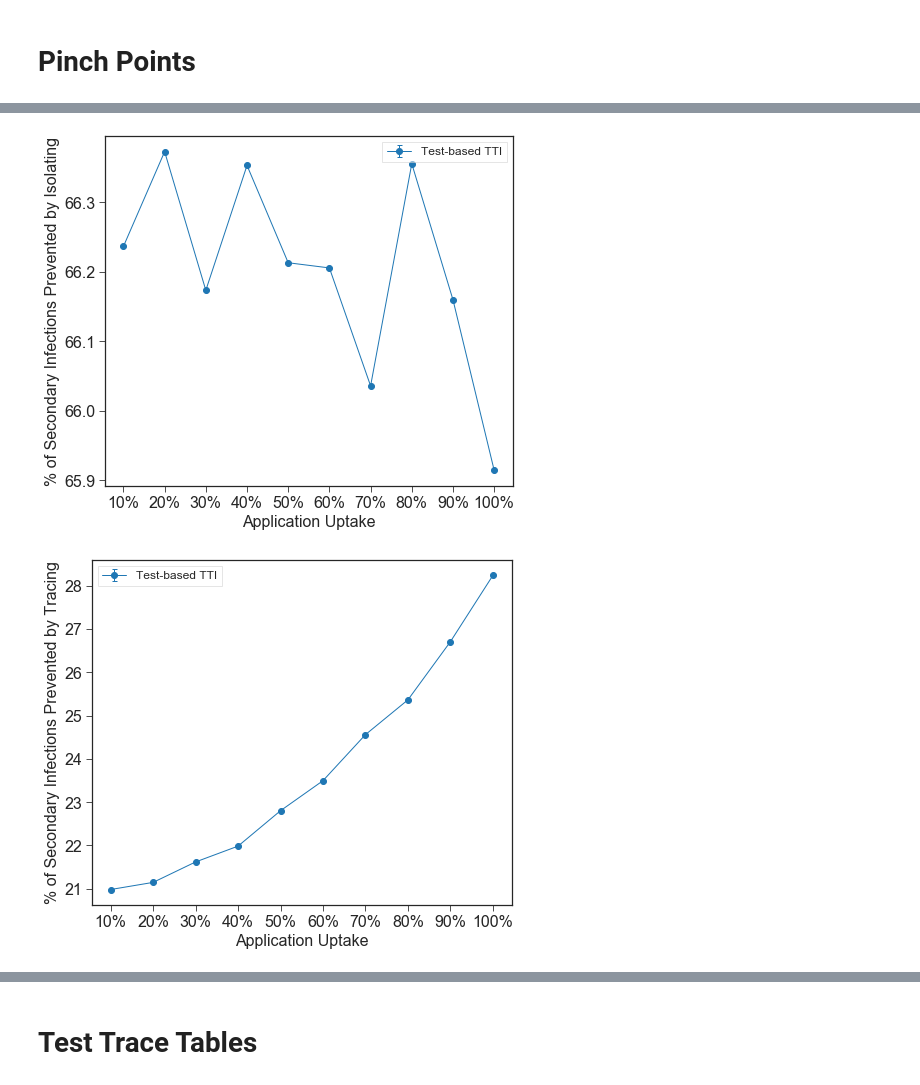
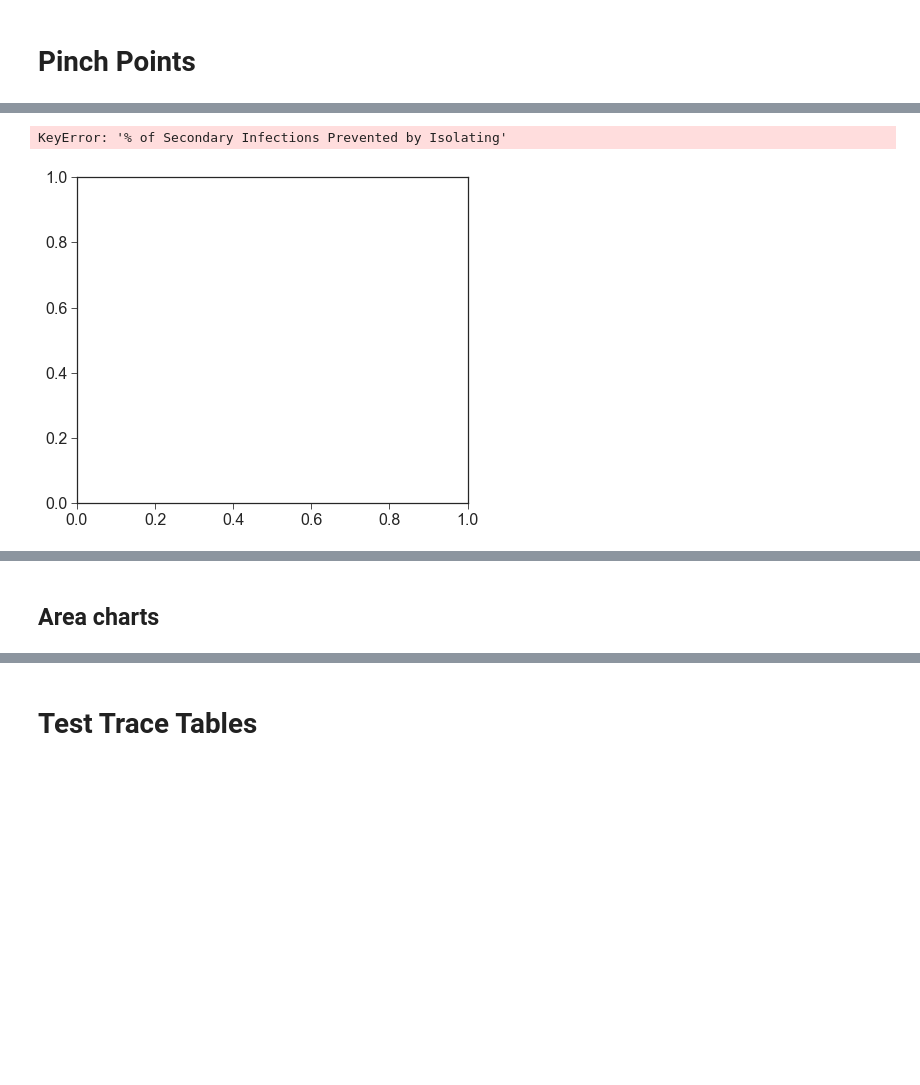
Before and after one commit to rs-delve/tti-explorer, a Jupyter notebook: notebooks/plots-bryn.ipynb, the cells around one changed output, grey strips where cells are left out. Saved outputs shown, nothing was run; the diff lists cells and outputs as text; code cells hidden in the pictures; blank space fills up the shorter version.

Commit message:
updating chart generation

```diff
--- a/notebooks/plots-bryn.ipynb
+++ b/notebooks/plots-bryn.ipynb
@@ -49,6 +49,24 @@ input_folder = os.path.join(os.environ['DATA'], "tti-explorer", "new_results", '
 #      'test_based_TTI',
 #      'test_based_TTI_test_contacts',
 # ]
+
+
+def errorbar(ax, xaxis, means, stds, label):
+    conf_intervals = 1.96 * stds
+    ax.errorbar(xaxis, means, yerr=conf_intervals, fmt="o-", label=label, lw=1)
+    ax.set_xticks(xaxis)
+    ax.set_xticklabels(xaxis)
+
+
+def arrange_sim_results(sim_results, key):
+    xvals, reslist = zip(*sim_results)
+    reslist = [k.set_index(STATISTIC_COLNAME, drop=True) for k in reslist]
+    arg_order = np.argsort(xvals)
+    xaxis = np.array(xvals)[arg_order]
+    means, standard_errors = take_key(reslist, key)
+    values = means[arg_order]
+    return xaxis, values, standard_errors[arg_order]
+
 
 measures_order = [
     'test_based_TTI_full_compliance'
@@ -67,13 +85,13 @@ def legend(ax, **kwds):
     return ax.legend(**defaults)
 
 
-def plot_lockdown(lockdown_dct, deck, key_to_plot, order, formatters={}, title=False):
+def plot_lockdown(plotter, lockdown_dct, deck, key_to_plot, order, formatters={}, title=False):
     for param_name, sim_results in lockdown_dct.items():
         tick_formatter = formatters.get(param_name)
         fig, ax = plt.subplots(1)
         for measure in order:
-            res = sim_results[measure]
-            plot_sim_results(ax, res, key_to_plot, nice_lockdown_name(measure))
+            xaxis, means, std_errs = arrange_sim_results(sim_results[measure], key_to_plot)
+            plotter(ax, xaxis, means, std_errs, label=nice_lockdown_name(measure))
         legend(ax)
         if title:
             ax.set_title(param_name)
@@ -137,16 +128,16 @@ keys_to_plot = [
 # %%
 with plt.rc_context(rc_dct):
     for level, results in pinch_points_results.items():
         deck = utils.PdfDeck()
         for key in keys_to_plot:
-            plot_lockdown(results, deck, key, order=measures_order, formatters=formatters)
+            plot_lockdown(errorbar, results, deck, key, order=measures_order, formatters=formatters)
             for fig in deck.figs:
                 fig.tight_layout()
 #                 fig.axes[0].set_title(level) ### remove this!
         deck.make(os.path.join(chart_folder, f"{level}_pinch_points.pdf"))
         individual_dir = os.path.join(os.path.join(chart_folder, f"{level}_individual"))
         os.makedirs(individual_dir, exist_ok=True)
         deck.make_individual(folder=individual_dir)
 # %% [output]
+KeyError: '% of Secondary Infections Prevented by Isolating'
-[figure, old version]
+[figure, new version]
-[figure, removed]
@@ -160,0 +162,2 @@ with plt.rc_context(rc_dct):
+# %% [markdown]
+## Area charts
```
Also changed, not shown: parts of 6 cells of this notebook.
